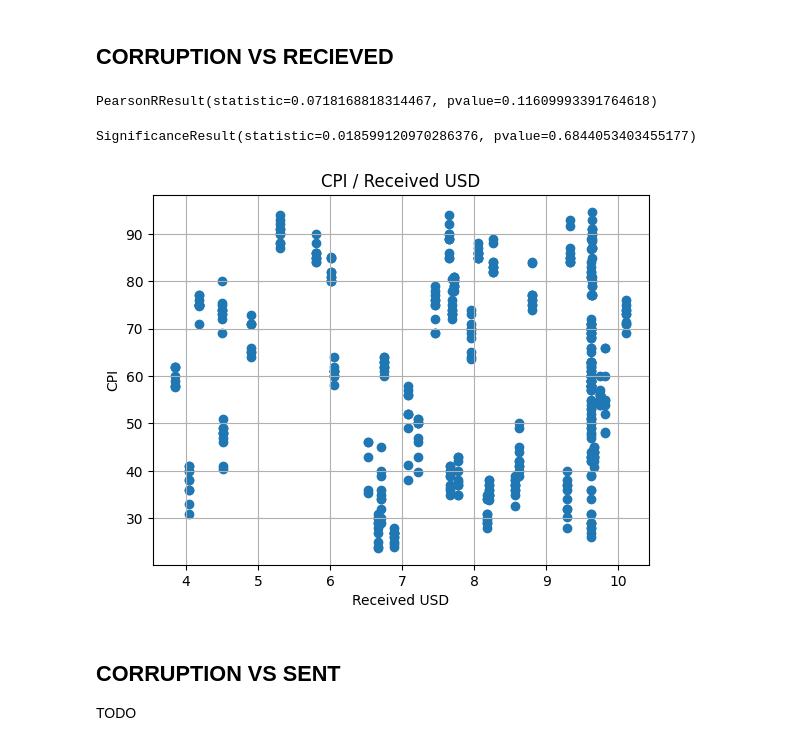
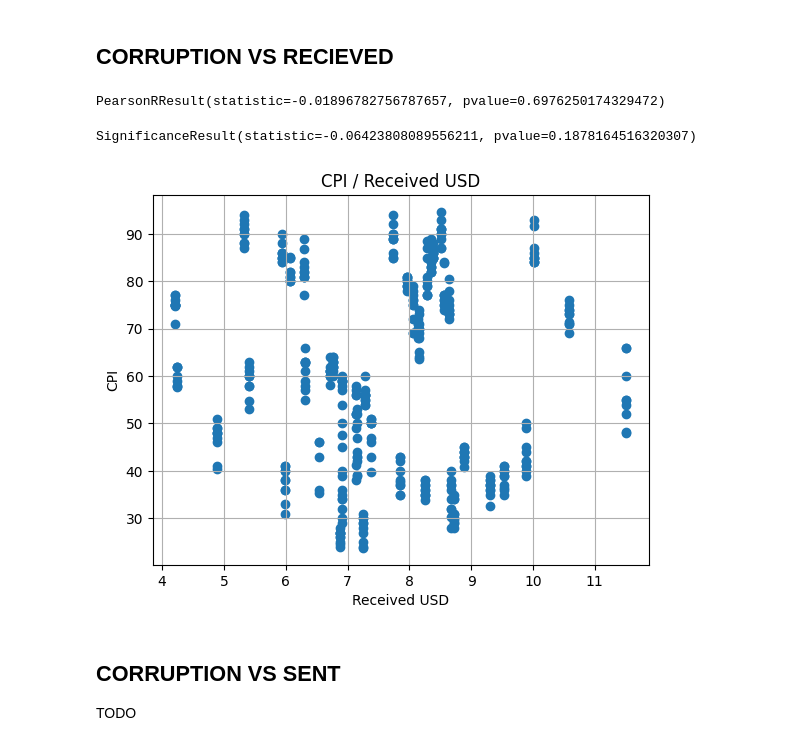
Before and after one commit to FlowDrucka64/MoneyFlow, a Jupyter notebook: data_exploration.ipynb, the cells around one changed output. Drawn from its saved outputs; the diff is of its cells as text; code cells hidden in the pictures.

```diff
--- a/data_exploration.ipynb
+++ b/data_exploration.ipynb
@@ -1068,25 +1174,25 @@ TODO
 cpi_country = pd.merge(cpi, country_codes, left_on='Country', right_on='name', how='inner')
 # %%
 # TODO UNITS ON AXED also maybe scale to BN USD?
-flow_data = expanded_df.copy()
-dst_juri_sum = expanded_df.groupby('dst_jurisdictions')['value_USD'].sum()
+flow_data = merged_df.copy()
+dst_juri_sum = merged_df.groupby('dst_jurisdictions')['value_USD'].sum()
 receivers_cpi = pd.merge(dst_juri_sum, cpi_country, left_on='dst_jurisdictions', right_on='alpha-2', how='inner')
 
 fig, ax = plt.subplots()
 scatter = ax.scatter(x=np.log10(receivers_cpi.value_USD), y=receivers_cpi['CPI Score'])
 plt.xlabel('Received USD')
 plt.ylabel('CPI')
 plt.title('CPI / Received USD')
 plt.grid(True)
 
 corr = pearsonr(receivers_cpi.value_USD, receivers_cpi['CPI Score'])
 display(corr)
 corr = spearmanr(receivers_cpi.value_USD, receivers_cpi['CPI Score'])
 display(corr)
 # %% [output]
-PearsonRResult(statistic=0.0718168818314467, pvalue=0.11609993391764618)
+PearsonRResult(statistic=-0.01896782756787657, pvalue=0.6976250174329472)
-SignificanceResult(statistic=0.018599120970286376, pvalue=0.6844053403455177)
+SignificanceResult(statistic=-0.06423808089556211, pvalue=0.1878164516320307)
-[figure, old version]
+[figure, new version]
 # %% [markdown]
 ## CORRUPTION VS SENT
 TODO
```
Also changed, not shown: parts of 28 cells of this notebook, 26 other files.
